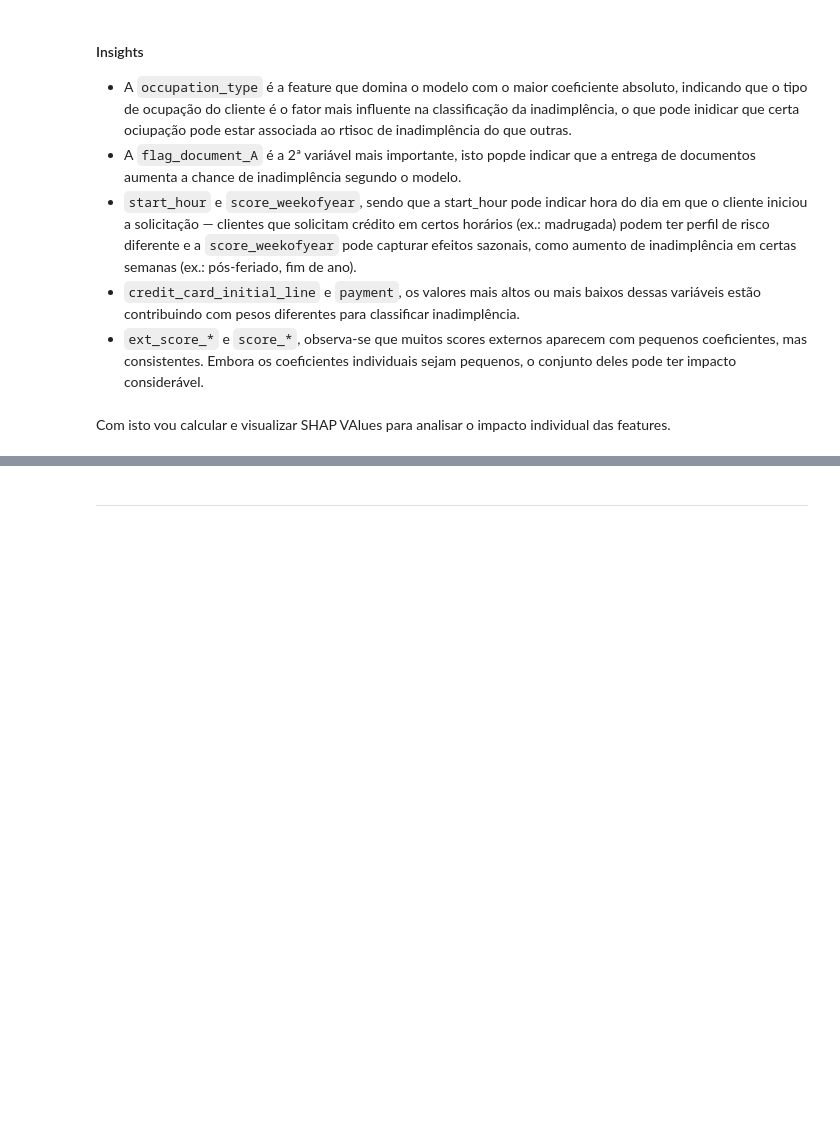
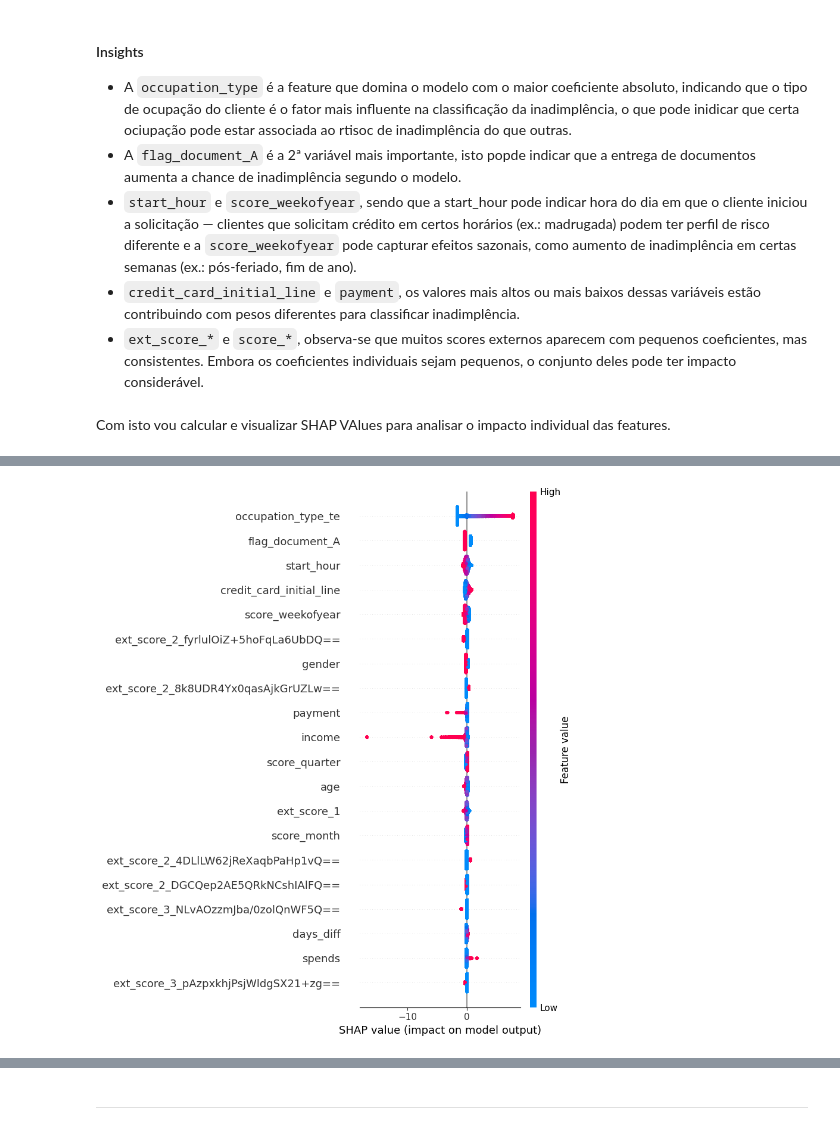
Before and after one commit to josieleferreira/credito_fintech, a Jupyter notebook: notebooks/Experimentos.ipynb, the cells around one changed output, grey strips where cells are left out. Drawn from its saved outputs; the diff is of its cells as text; code cells hidden in the pictures; blank space fills up the shorter version.

```diff
--- a/notebooks/Experimentos.ipynb
+++ b/notebooks/Experimentos.ipynb
@@ -667,0 +660,5 @@ ModuleNotFoundError: No module named 'shap'
+# %%
+# Gráfico SHAP - Resumo geral (impacto de todas as features)
+shap.summary_plot(shap_values, X_transformed, feature_names=X.columns)
+# %% [output]
+[figure, added]
```
Also changed, not shown: parts of 9 cells of this notebook.
